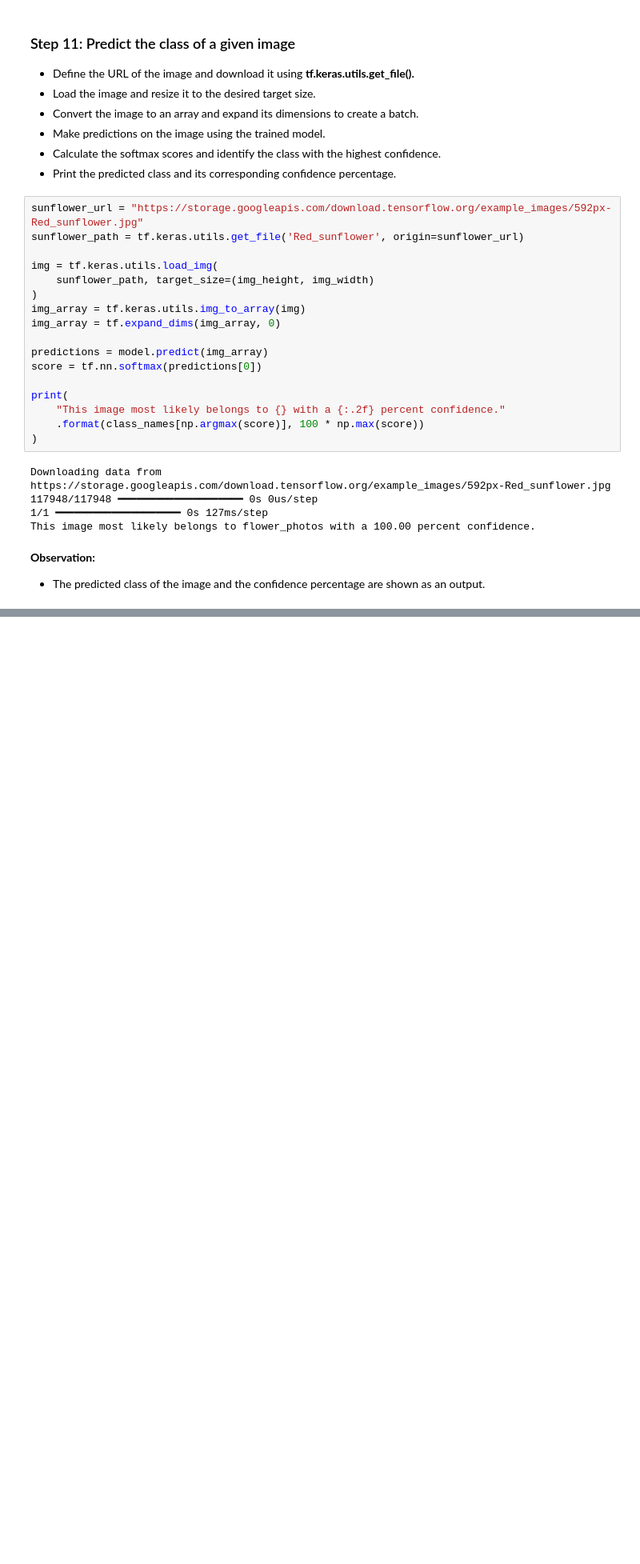
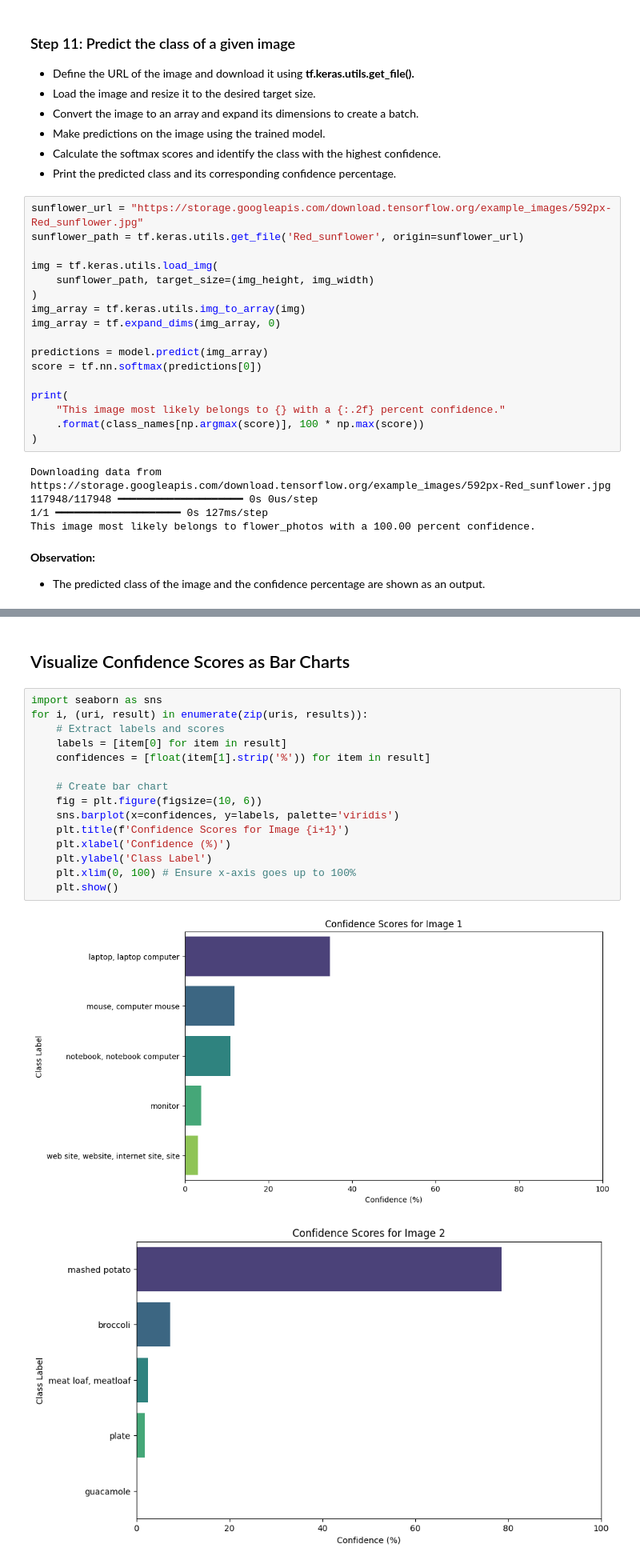
Before and after one commit to williamryanmckee-nwa/Deep-Learning, a Jupyter notebook: 8_08_Image_Classification_Using_CNN.ipynb, the cells around one changed output, grey strips where cells are left out. Shown at 80% size. Drawn from its saved outputs; the diff is of its cells as text; blank space fills up the shorter version.

```diff
--- a/8_08_Image_Classification_Using_CNN.ipynb
+++ b/8_08_Image_Classification_Using_CNN.ipynb
@@ -381,0 +467,20 @@ __Observation:__
+# %% [markdown]
+## Visualize Confidence Scores as Bar Charts
+# %%
+import seaborn as sns
+for i, (uri, result) in enumerate(zip(uris, results)):
+    # Extract labels and scores
+    labels = [item[0] for item in result]
+    confidences = [float(item[1].strip('%')) for item in result]
+
+    # Create bar chart
+    fig = plt.figure(figsize=(10, 6))
+    sns.barplot(x=confidences, y=labels, palette='viridis')
+    plt.title(f'Confidence Scores for Image {i+1}')
+    plt.xlabel('Confidence (%)')
+    plt.ylabel('Class Label')
+    plt.xlim(0, 100) # Ensure x-axis goes up to 100%
+    plt.show()
+# %% [output]
+[figure, added]
+[figure, added]
```
Also changed, not shown: parts of 2 cells of this notebook.
